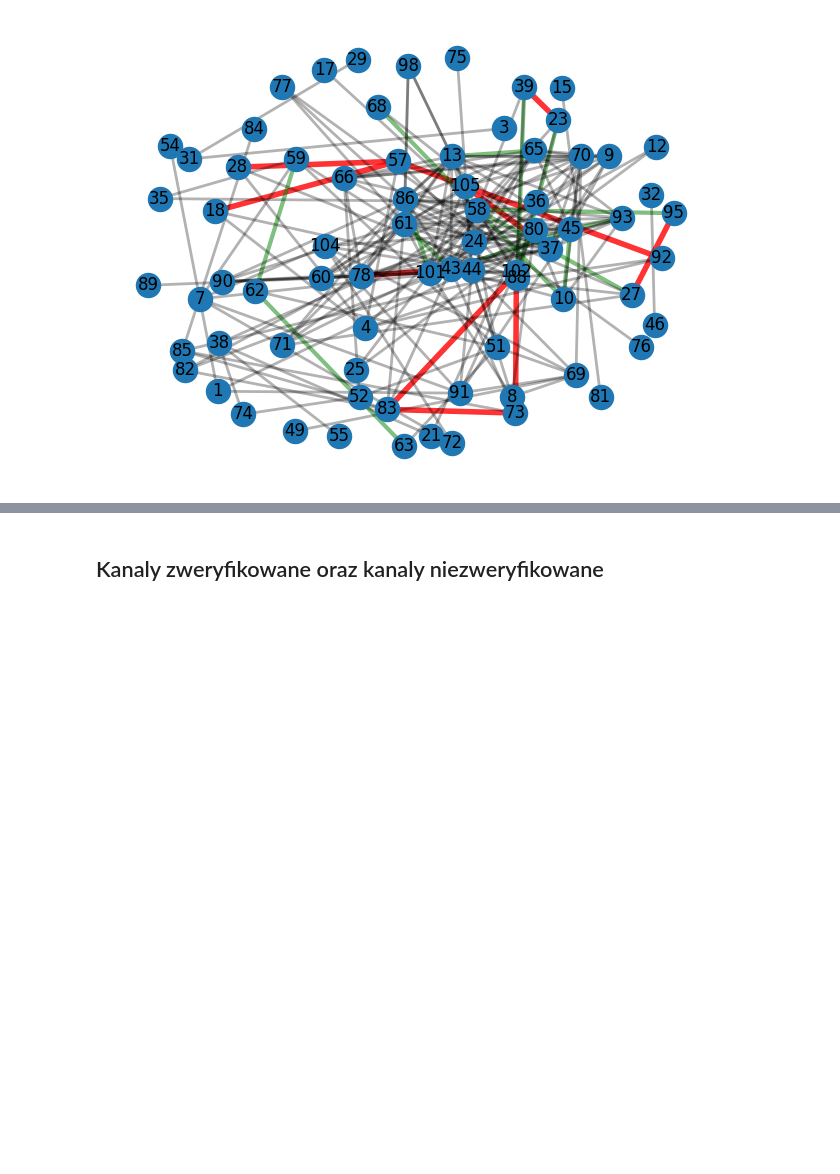
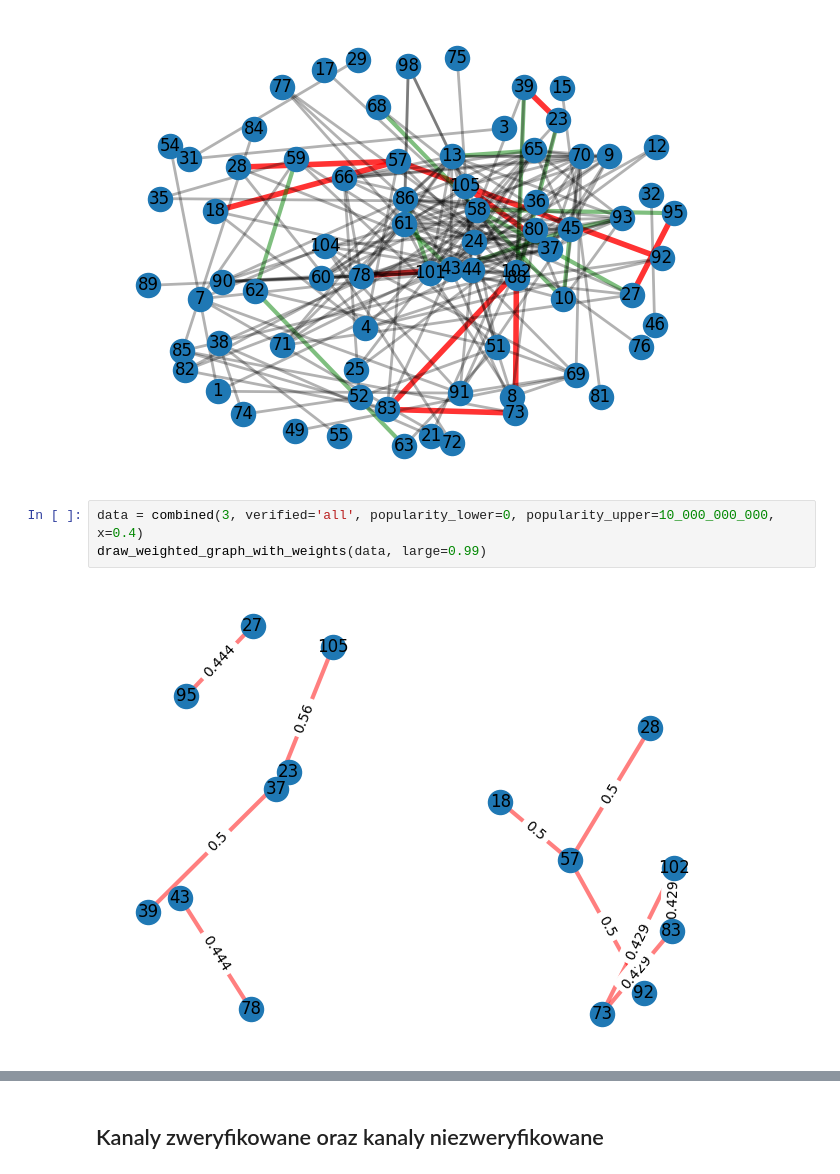
Before and after one commit to jakubbbbbc/TASS_project, a Jupyter notebook: notebook.ipynb, the cells around one changed output, grey strips where cells are left out. Cells and saved outputs as stored; diff of their text form; blank space fills up the shorter version.

Commit message:
Add analysis about channels grouped by normalised by common sources weight

```diff
--- a/notebook.ipynb
+++ b/notebook.ipynb
@@ -271,3 +277,8 @@ data = combined(3, verified='all', popularity_lower=0, popularity_upper=10_000_0
 draw_weighted_graph(data)
 # %% [output]
 [figure]
+# %%
+data = combined(3, verified='all', popularity_lower=0, popularity_upper=10_000_000_000, x=0.4)
+draw_weighted_graph_with_weights(data, large=0.99)
+# %% [output]
+[figure, added]
```
Also changed, not shown: parts of 14 cells of this notebook, 1 other file.
